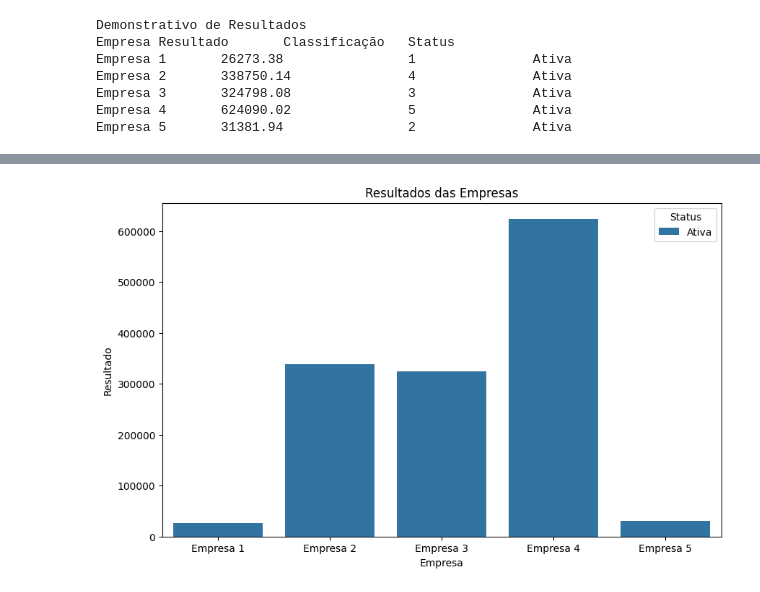
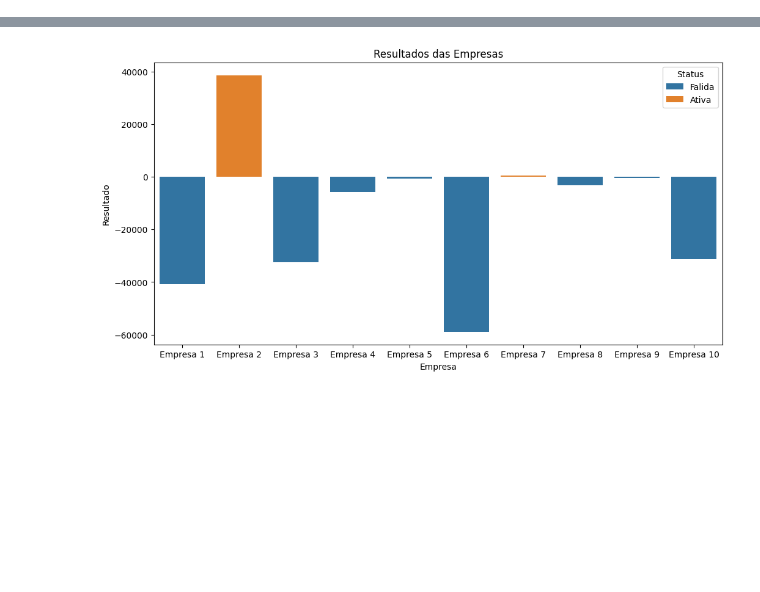
Before and after one commit to fabricio-inoue/jogo-de-empresas, a Jupyter notebook: Jogo de empresas.ipynb, the cells around one changed output, grey strips where cells are left out. Cells and saved outputs as stored; diff of their text form; code cells hidden in the pictures; blank space fills up the shorter version.

```diff
--- a/Jogo de empresas.ipynb
+++ b/Jogo de empresas.ipynb
@@ -99,17 +124,8 @@ class SimuladorEmpresas:
         plt.ylabel("Resultado")
         plt.show()
 # %%
-if __name__ == "__main__":
-    num_empresas = 5  # Set the number of companies you want to simulate
-    simulador = SimuladorEmpresas(num_empresas)
-    simulador.criar_empresas_aleatorias()
-    simulador.calcular_e_exibir_resultados()
-    simulador.plotar_grafico()
+simulador = SimuladorEmpresas(num_empresas=10)
+simulador.criar_empresas_aleatorias()
+simulador.calcular_e_exibir_resultados()
+simulador.plotar_grafico()
 # %% [output]
-Demonstrativo de Resultados
-Empresa Resultado       Classificação   Status
-Empresa 1       26273.38                1               Ativa
-Empresa 2       338750.14               4               Ativa
-Empresa 3       324798.08               3               Ativa
-Empresa 4       624090.02               5               Ativa
-Empresa 5       31381.94                2               Ativa
@@ -116 +143 @@ Empresa 5       31381.94                2               Ativa
-[figure, old version]
+[figure, new version]
```
Also changed, not shown: parts of 2 cells of this notebook.
